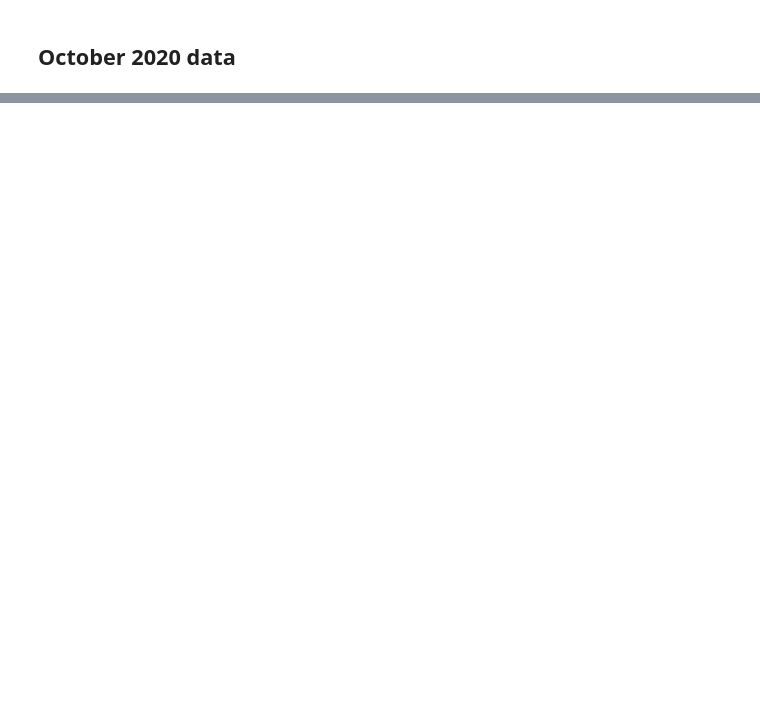
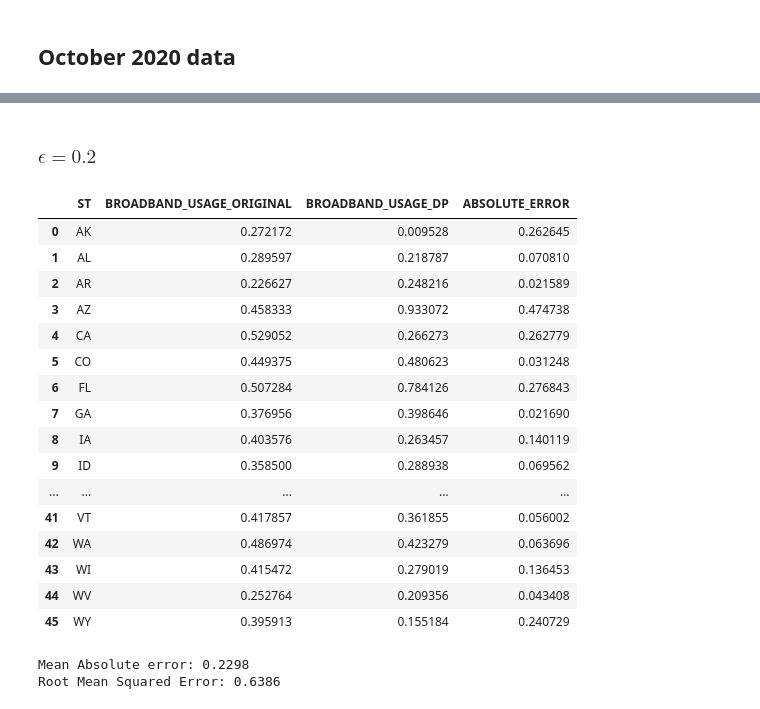
Before and after one commit to Roudranil/differential-privacy-implementation, a Jupyter notebook: src/differential-privacy.ipynb, the cells around one changed output, grey strips where cells are left out. Cells and saved outputs as stored; diff of their text form; code cells hidden in the pictures; blank space fills up the shorter version.

```diff
--- a/src/differential-privacy.ipynb
+++ b/src/differential-privacy.ipynb
@@ -265,0 +305,35 @@ Root Mean Squared Error: 1.0390
+# %% [markdown]
+### $\epsilon=0.2$
+# %%
+final, mae, rmse = differential_privacy(
+    oct_2020.copy(),
+    "BROADBAND_USAGE",
+    0.2,
+    "../data/broadband_data_2020October_metadata.yaml",
+    "October2020",
+)
+# %%
+final
+# %% [output]
+|  | ST | BROADBAND_USAGE_ORIGINAL | BROADBAND_USAGE_DP | ABSOLUTE_ERROR |
+| 0 | AK | 0.272172 | 0.009528 | 0.262645 |
+| 1 | AL | 0.289597 | 0.218787 | 0.070810 |
+| 2 | AR | 0.226627 | 0.248216 | 0.021589 |
+| 3 | AZ | 0.458333 | 0.933072 | 0.474738 |
+| 4 | CA | 0.529052 | 0.266273 | 0.262779 |
+| 5 | CO | 0.449375 | 0.480623 | 0.031248 |
+| 6 | FL | 0.507284 | 0.784126 | 0.276843 |
+| 7 | GA | 0.376956 | 0.398646 | 0.021690 |
+| 8 | IA | 0.403576 | 0.263457 | 0.140119 |
+| 9 | ID | 0.358500 | 0.288938 | 0.069562 |
+| ... | ... | ... | ... | ... |
+| 41 | VT | 0.417857 | 0.361855 | 0.056002 |
+| 42 | WA | 0.486974 | 0.423279 | 0.063696 |
+| 43 | WI | 0.415472 | 0.279019 | 0.136453 |
+| 44 | WV | 0.252764 | 0.209356 | 0.043408 |
+| 45 | WY | 0.395913 | 0.155184 | 0.240729 |
+# %%
+print(f"Mean Absolute error: {mae:.4f}\nRoot Mean Squared Error: {rmse:.4f}")
+# %% [output]
+Mean Absolute error: 0.2298
+Root Mean Squared Error: 0.6386
```
Also changed, not shown: parts of 10 cells of this notebook.
